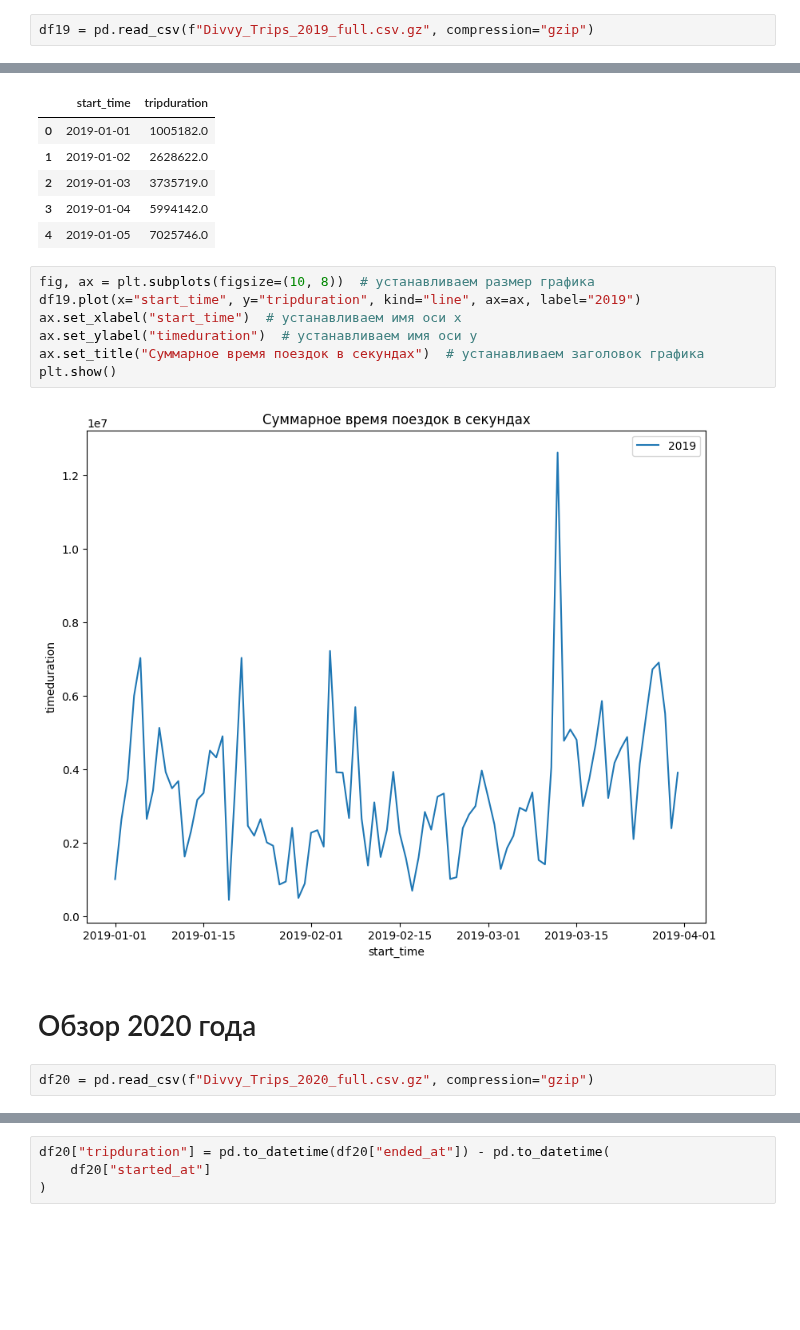
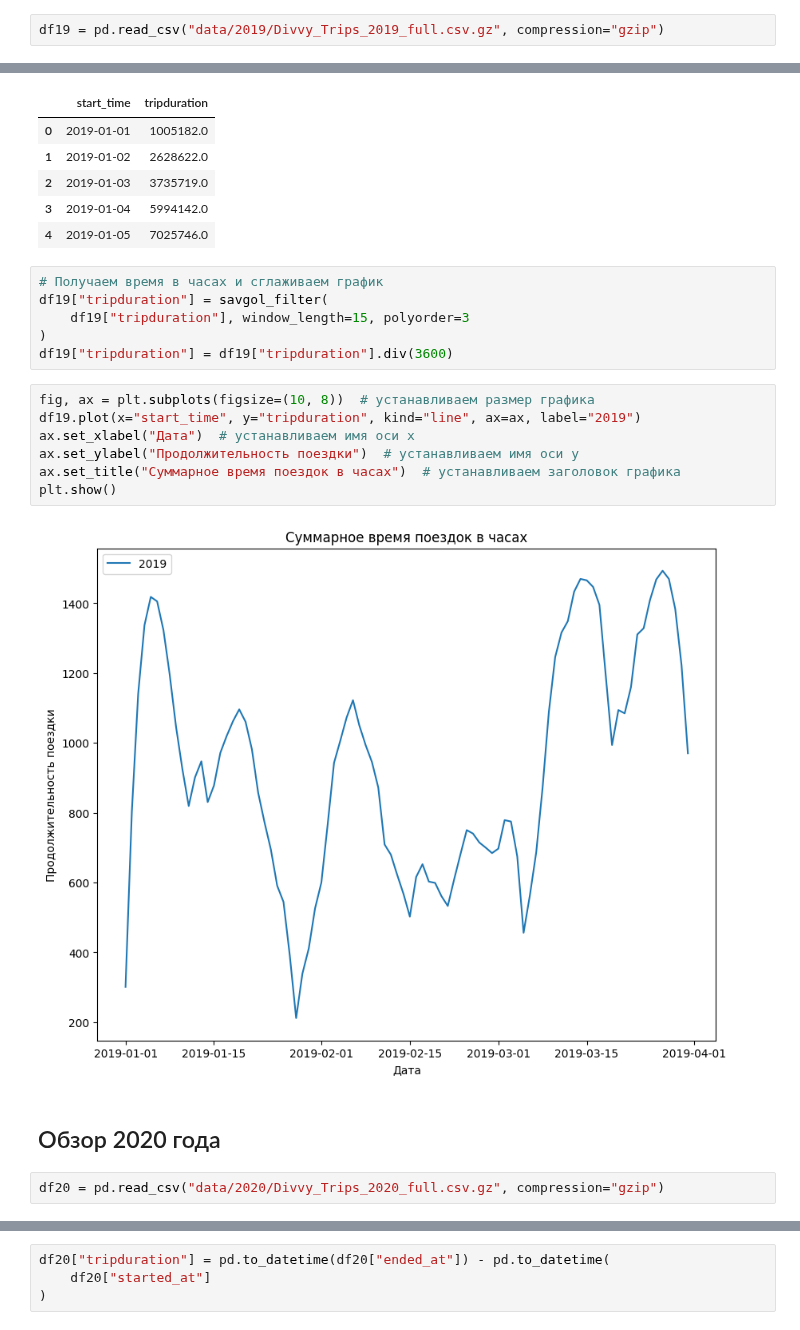
Before and after one commit to kapibarr/big-data-project, a Jupyter notebook: 2013-2023_3_months.ipynb, the cells around one changed output, grey strips where cells are left out. Cells and saved outputs as stored; diff of their text form; blank space fills up the shorter version.

```diff
--- a/2013-2023_3_months.ipynb
+++ b/2013-2023_3_months.ipynb
@@ -292,5 +267,5 @@ plt.show()
 # %%
-df19 = pd.read_csv(f"Divvy_Trips_2019_full.csv.gz", compression="gzip")
+df19 = pd.read_csv("data/2019/Divvy_Trips_2019_full.csv.gz", compression="gzip")
 # %%
 df19.head()
 # %% [output]
@@ -338,19 +311,25 @@ df19.head()
 | 2 | 2019-01-03 | 3735719.0 |
 | 3 | 2019-01-04 | 5994142.0 |
 | 4 | 2019-01-05 | 7025746.0 |
+# %%
+# Получаем время в часах и сглаживаем график
+df19["tripduration"] = savgol_filter(
+    df19["tripduration"], window_length=15, polyorder=3
+)
+df19["tripduration"] = df19["tripduration"].div(3600)
 # %%
 fig, ax = plt.subplots(figsize=(10, 8))  # устанавливаем размер графика
 df19.plot(x="start_time", y="tripduration", kind="line", ax=ax, label="2019")
-ax.set_xlabel("start_time")  # устанавливаем имя оси x
-ax.set_ylabel("timeduration")  # устанавливаем имя оси y
-ax.set_title("Суммарное время поездок в секундах")  # устанавливаем заголовок графика
+ax.set_xlabel("Дата")  # устанавливаем имя оси x
+ax.set_ylabel("Продолжительность поездки")  # устанавливаем имя оси y
+ax.set_title("Суммарное время поездок в часах")  # устанавливаем заголовок графика
 plt.show()
 # %% [output]
-[figure, old version]
+[figure, new version]
 # %% [markdown]
-# Обзор 2020 года
+## Обзор 2020 года
 # %%
-df20 = pd.read_csv(f"Divvy_Trips_2020_full.csv.gz", compression="gzip")
+df20 = pd.read_csv("data/2020/Divvy_Trips_2020_full.csv.gz", compression="gzip")
 # %%
 df20.head(100)
 # %% [output]
```
Also changed, not shown: parts of 53 cells of this notebook, 1 other file.
